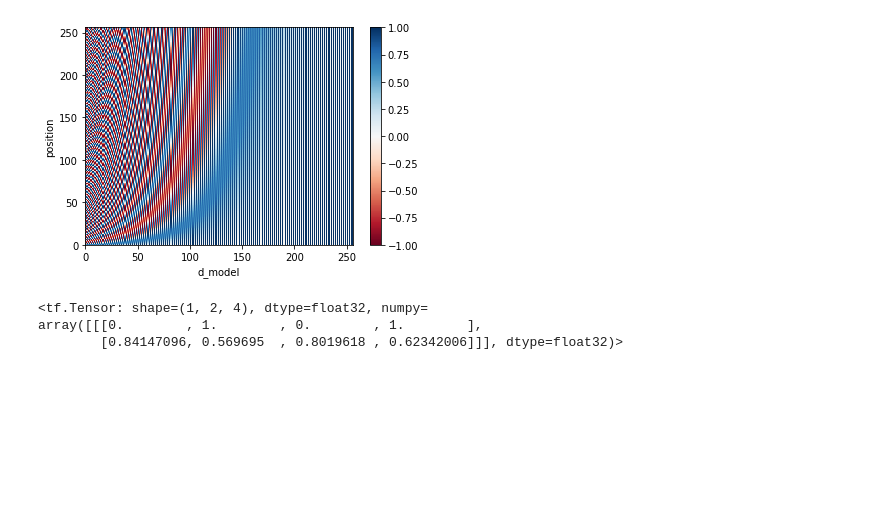
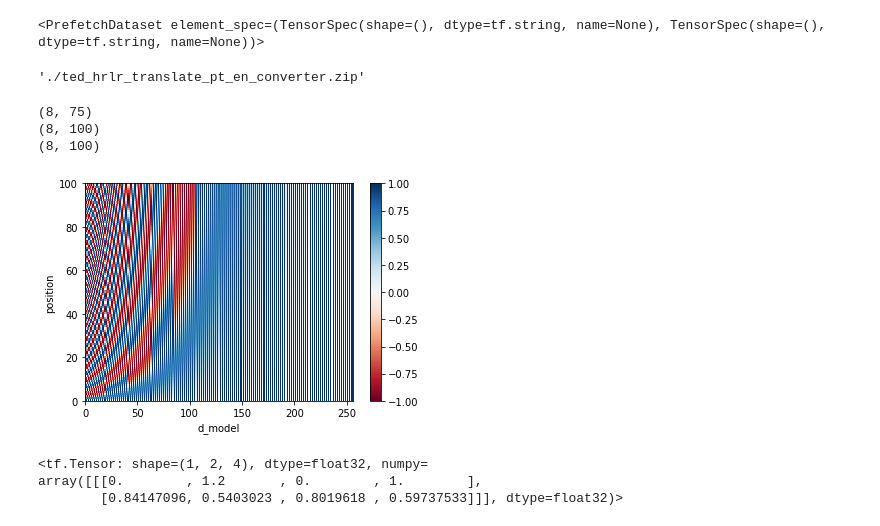
Before and after one commit to nirkoren1/Chord_Transformer, a Jupyter notebook: transformer.ipynb, the cells around one changed output. Cells and saved outputs as stored; diff of their text form; code cells hidden in the pictures; blank space fills up the shorter version.

```diff
--- a/transformer.ipynb
+++ b/transformer.ipynb
@@ -101,0 +24,18 @@ tf.Tensor(
+# %%
+examples, metadata = tfds.load('ted_hrlr_translate/pt_to_en',
+                               with_info=True,
+                               as_supervised=True)
+
+train_examples, val_examples = examples['train'], examples['validation']
+train_examples
+# %% [output]
+<PrefetchDataset element_spec=(TensorSpec(shape=(), dtype=tf.string, name=None), TensorSpec(shape=(), dtype=tf.string, name=None))>
+# %%
+model_name = 'ted_hrlr_translate_pt_en_converter'
+tf.keras.utils.get_file(
+    f'{model_name}.zip',
+    f'https://storage.googleapis.com/download.tensorflow.org/models/{model_name}.zip',
+    cache_dir='.', cache_subdir='', extract=True
+)
+# %% [output]
+'./ted_hrlr_translate_pt_en_converter.zip'
@@ -102,18 +44,64 @@ tf.Tensor(
+# %%
+max_sample_size = 100
+
+
+def prepare_batch(pt, en):
+    pt = tokenizers.pt.tokenize(pt)      # Output is ragged.
+    pt = pt[:, :max_sample_size]    # Trim to MAX_TOKENS.
+    pt = pt.to_tensor()  # Convert to 0-padded dense Tensor
+
+    en = tokenizers.en.tokenize(en)
+    en = en[:, :(max_sample_size + 1)]
+    en_inputs = en[:, :-1].to_tensor()  # Drop the [END] tokens
+    en_labels = en[:, 1:].to_tensor()   # Drop the [START] tokens
+
+    return (pt, en_inputs), en_labels
+BUFFER_SIZE = 20000
+BATCH_SIZE = 8
+
+
+def make_batches(ds):
+  return (
+      ds
+      .shuffle(BUFFER_SIZE)
+      .batch(BATCH_SIZE)
+      .map(prepare_batch, tf.data.AUTOTUNE)
+      .prefetch(buffer_size=tf.data.AUTOTUNE))
+
+
+# Create training and validation set batches.
+train_batches = make_batches(train_examples)
+val_batches = make_batches(val_examples)
+# %%
+def pad_to_max_size(batch, max_size=max_sample_size, padding_value=0):
+  batch = tf.pad(batch, [[0, 0], [0, max_size - batch.shape[-1]]], 'CONSTANT', constant_values=padding_value)
+  return batch
+
+for (pt, en) , en_val in train_batches:
+  print(pt.shape)
+  en = pad_to_max_size(en)
+  en_val = pad_to_max_size(en_val)
+  print(en.shape)
+  print(en_val.shape)
+  break
+# %% [output]
+(8, 75)
+(8, 100)
+(8, 100)
 # %%
 d_model = 256
-max_sample_size = 256
 def position_encoding(pos, i, embedding_size):
     if i % 2 == 0:
         return np.sin(pos / (10000 ** (2 * (i // 2) / embedding_size)))
     return np.cos(pos / (10000 ** (2 * (i // 2) / embedding_size)))
 positional_matrix = tf.convert_to_tensor([[position_encoding(i, j, d_model) for j in range(d_model)] for i in range(max_sample_size)], dtype=tf.float32)
 plt.pcolormesh(positional_matrix, cmap='RdBu')
 plt.ylabel('position')
 plt.xlabel('d_model')
 plt.colorbar()
 plt.show()
 # %% [output]
-[figure, old version]
+[figure, new version]
 # %%
 def add_positional_embedding(batch):
   postion_embedding_sliced = positional_matrix[:batch.shape[-2], :batch.shape[-1]]
@@ -121,11 +109,11 @@ def add_positional_embedding(batch):
   for sample in batch:
     out.append(tf.add(sample, postion_embedding_sliced))
   return tf.convert_to_tensor(out)
-example = [[0, 0, 0, 0],
+example = [[0, 0.2, 0, 0],
            [0, 0, 0, 0]]
 example = tf.convert_to_tensor([example], dtype=tf.float32)
 add_positional_embedding(example)
 # %% [output]
 <tf.Tensor: shape=(1, 2, 4), dtype=float32, numpy=
-array([[[0.        , 1.        , 0.        , 1.        ],
-        [0.84147096, 0.569695  , 0.8019618 , 0.62342006]]], dtype=float32)>
+array([[[0.        , 1.2       , 0.        , 1.        ],
+        [0.84147096, 0.5403023 , 0.8019618 , 0.59737533]]], dtype=float32)>
```
Also changed, not shown: parts of 20 cells of this notebook.
